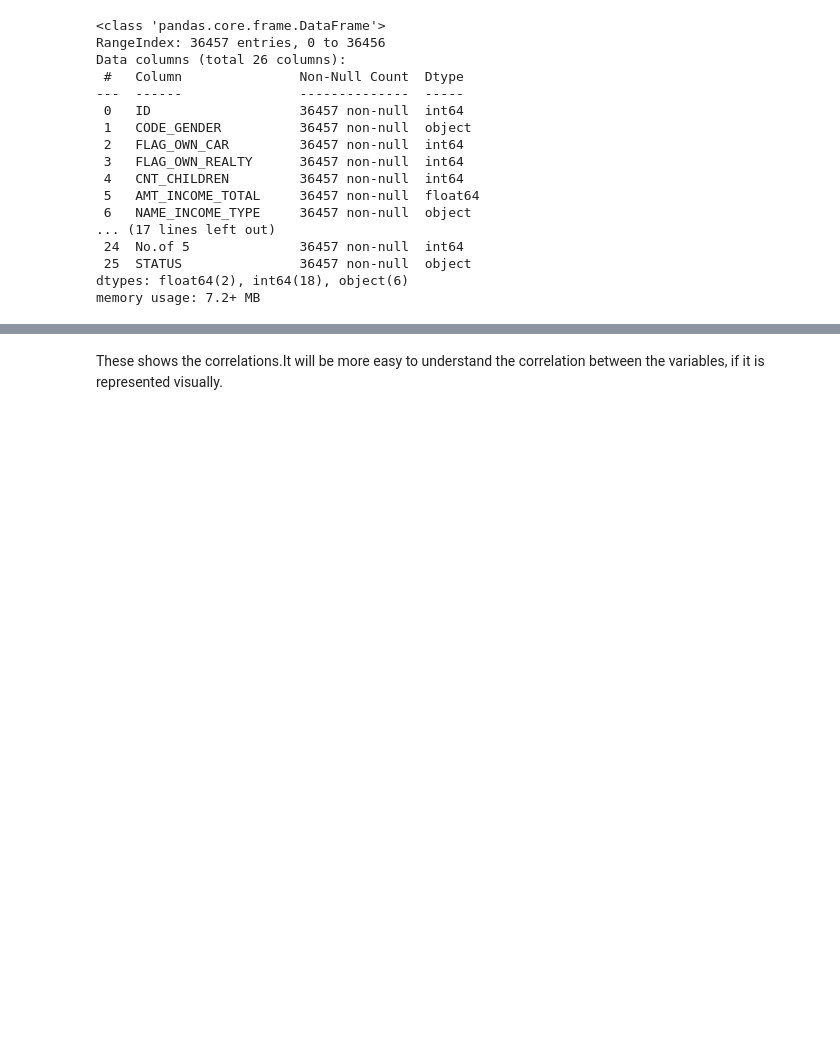
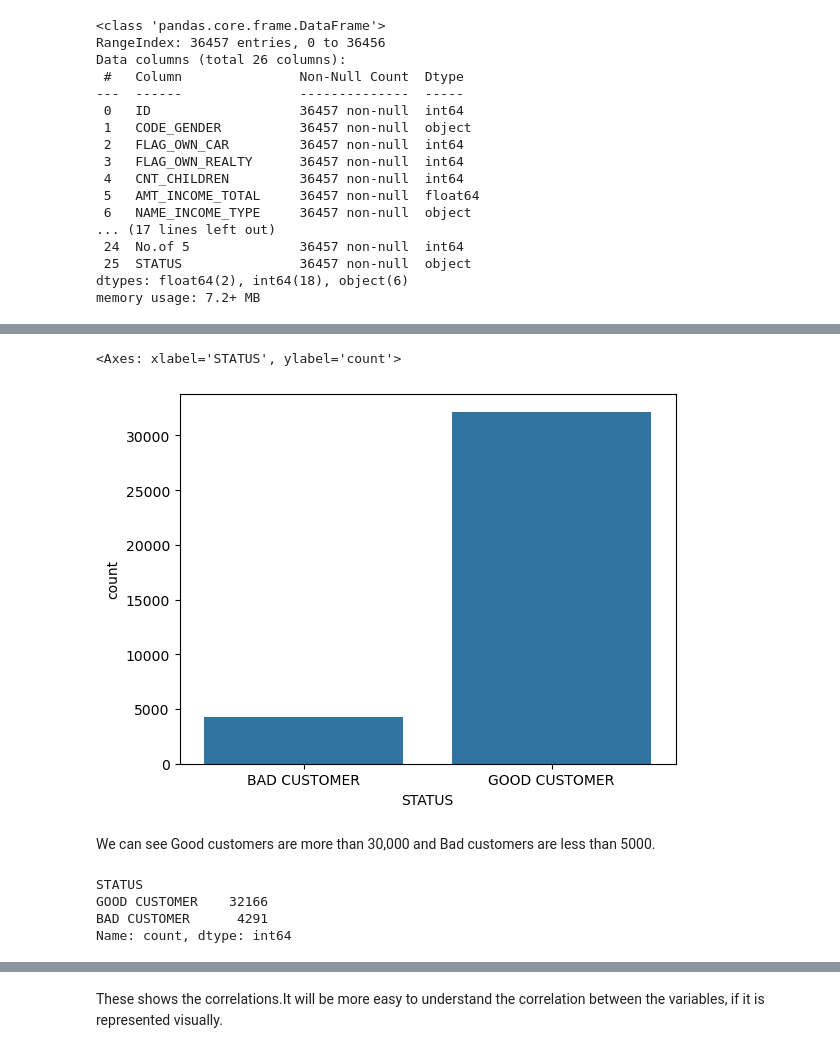
Before and after one commit to Gibi1997/Springboard-Project-Capstone-2, a Jupyter notebook: Exploratory Data Analysis.ipynb, the cells around one changed output, grey strips where cells are left out. Cells and saved outputs as stored; diff of their text form; code cells hidden in the pictures; blank space fills up the shorter version.

```diff
--- a/Exploratory Data Analysis.ipynb
+++ b/Exploratory Data Analysis.ipynb
@@ -29,3 +29,10 @@ Data columns (total 26 columns):
  25  STATUS               36457 non-null  object
 dtypes: float64(2), int64(18), object(6)
 memory usage: 7.2+ MB
+# %%
+#Dropping columns 'No.of X', 'No.of C', 'No.of 0', 'No.of 1', 'No.of 2',
+#'No.of 3', 'No.of 4', 'No.of 5' as they are just used to derive the target variable 'STATUS'.
+df_applicant = df_applicant.drop(columns=[
+    'No.of X', 'No.of C', 'No.of 0', 'No.of 1', 'No.of 2',
+    'No.of 3', 'No.of 4', 'No.of 5'
+])
@@ -42,3 +68,19 @@ df_applicant.head()
+# %%
+#Plotting the target variable
+sns.countplot(x='STATUS', data= df_applicant)
+# %% [output]
+<Axes: xlabel='STATUS', ylabel='count'>
+[figure, added]
+# %% [markdown]
+We can see Good customers are more than 30,000 and Bad customers are less than 5000.
+# %%
+#To get the correct count of good and bad customers.
+df_applicant["STATUS"].value_counts(dropna=False)
+# %% [output]
+STATUS
+GOOD CUSTOMER    32166
+BAD CUSTOMER      4291
+Name: count, dtype: int64
 # %%
 #Our target variable is STATUS.
 #To change 'STATUS', 'GOOD CUSTOMER' to 1, 'BAD CUSTOMER'to 0, so that it will be easy to do all calculations.
```
Also changed, not shown: parts of 42 cells of this notebook, 1 other file.
